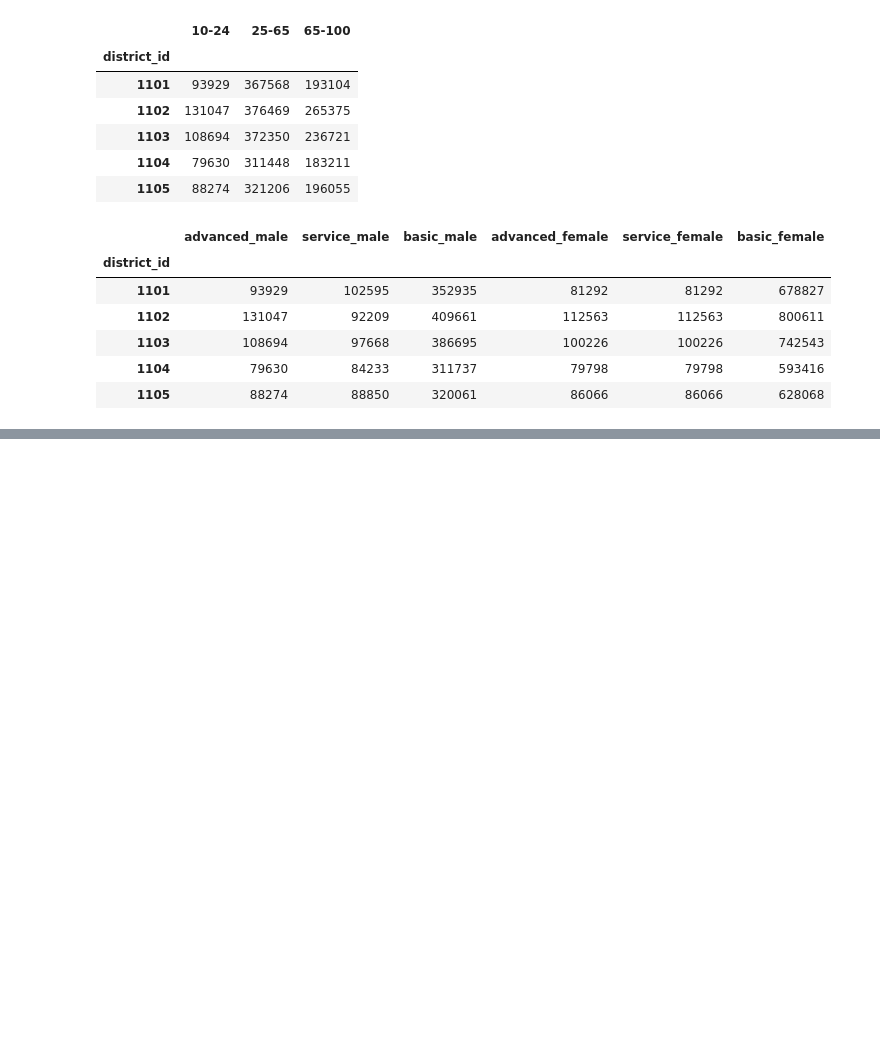
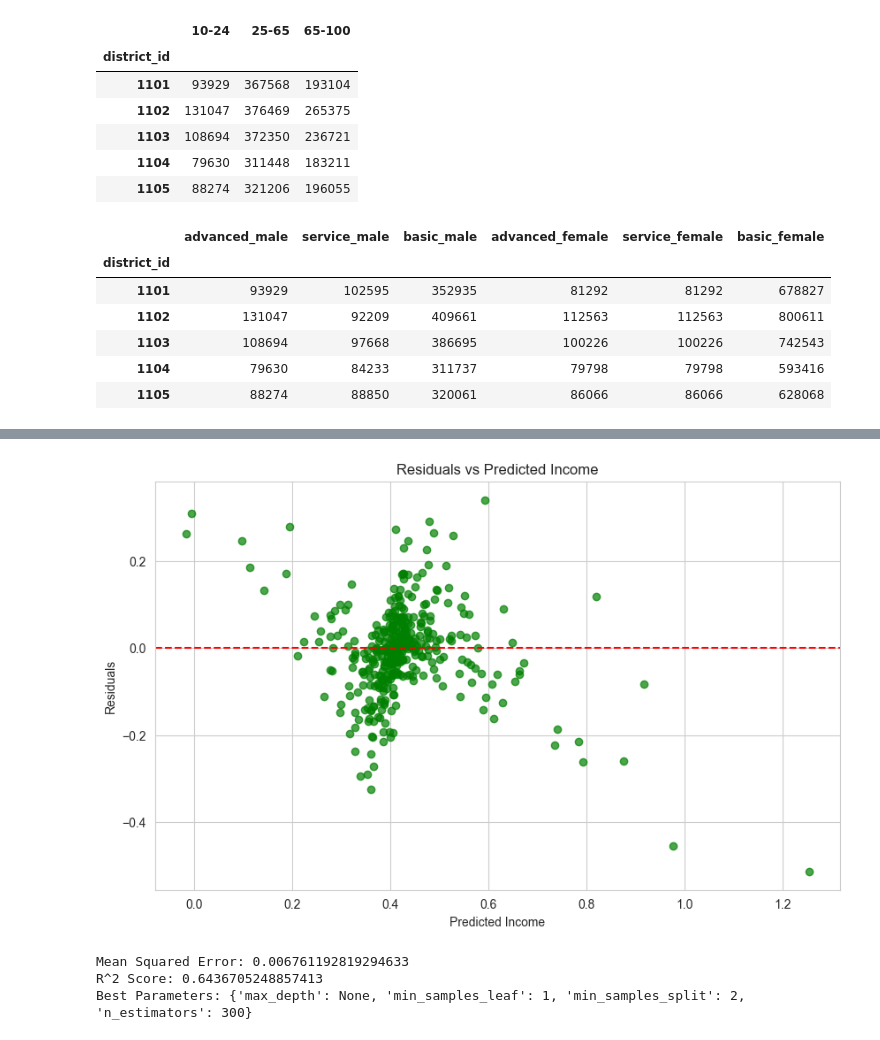
Before and after one commit to lvzeyu/chss_2024_assignment, a Jupyter notebook: 最終課題/income_predicion_peiqiheng.ipynb, the cells around one changed output, grey strips where cells are left out. Cells and saved outputs as stored; diff of their text form; code cells hidden in the pictures; blank space fills up the shorter version.

```diff
--- a/最終課題/income_predicion_peiqiheng.ipynb
+++ b/最終課題/income_predicion_peiqiheng.ipynb
@@ -175,0 +254,11 @@ R^2 Score: 0.25922237907298584
+# %%
+residuals = y_test - y_pred
+plt.figure(figsize=(10, 6))
+plt.scatter(y_pred, residuals, alpha=0.7, color='g')
+plt.axhline(y=0, color='r', linestyle='--')
+plt.xlabel('Predicted Income')
+plt.ylabel('Residuals')
+plt.title('Residuals vs Predicted Income')
+plt.show()
+# %% [output]
+[figure, added]
@@ -175,0 +274,21 @@ R^2 Score: 0.25922237907298584
+# %%
+rf = RandomForestRegressor(random_state=42)
+param_grid = {
+    'n_estimators': [100, 200, 300],
+    'max_depth': [None, 10, 20, 30],
+    'min_samples_split': [2, 5, 10],
+    'min_samples_leaf': [1, 2, 4]
+}
+grid_search = GridSearchCV(estimator=rf, param_grid=param_grid, cv=5, n_jobs=-1, scoring='neg_mean_squared_error')
+grid_search.fit(X_train, y_train)
+best_rf = grid_search.best_estimator_
+y_pred = best_rf.predict(X_test)
+mse = mean_squared_error(y_test, y_pred)
+r2 = r2_score(y_test, y_pred)
+print(f'Mean Squared Error: {mse}')
+print(f'R^2 Score: {r2}')
+print(f'Best Parameters: {grid_search.best_params_}')
+# %% [output]
+Mean Squared Error: 0.006761192819294633
+R^2 Score: 0.6436705248857413
+Best Parameters: {'max_depth': None, 'min_samples_leaf': 1, 'min_samples_split': 2, 'n_estimators': 300}
```
Also changed, not shown: parts of 14 cells of this notebook.
